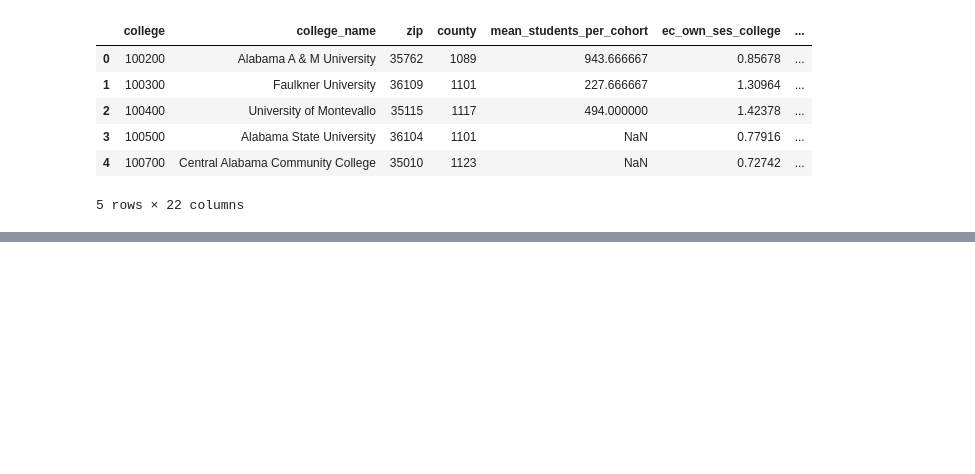
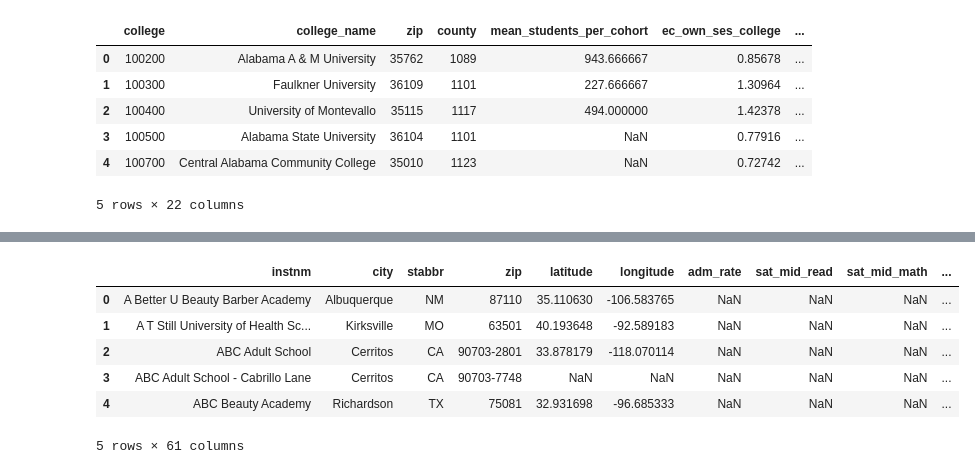
Before and after one commit to sainismriti/Group-3-, a Jupyter notebook: test-notebook.ipynb, the cells around one changed output, grey strips where cells are left out. Saved outputs shown, nothing was run; the diff lists cells and outputs as text; code cells hidden in the pictures; blank space fills up the shorter version.

```diff
--- a/test-notebook.ipynb
+++ b/test-notebook.ipynb
@@ -28,0 +46,11 @@ df_social_capital.head()
+# %%
+df_college = pd.read_csv('data/college_v2.csv')
+df_college.head()
+# %% [output]
+|  | instnm | city | stabbr | zip | latitude | longitude | adm_rate | sat_mid_read | sat_mid_math | ... |
+| 0 | A Better U Beauty Barber Academy | Albuquerque | NM | 87110 | 35.110630 | -106.583765 | NaN | NaN | NaN | ... |
+| 1 | A T Still University of Health Sc... | Kirksville | MO | 63501 | 40.193648 | -92.589183 | NaN | NaN | NaN | ... |
+| 2 | ABC Adult School | Cerritos | CA | 90703-2801 | 33.878179 | -118.070114 | NaN | NaN | NaN | ... |
+| 3 | ABC Adult School - Cabrillo Lane | Cerritos | CA | 90703-7748 | NaN | NaN | NaN | NaN | NaN | ... |
+| 4 | ABC Beauty Academy | Richardson | TX | 75081 | 32.931698 | -96.685333 | NaN | NaN | NaN | ... |
+5 rows × 61 columns
```
Also changed, not shown: parts of 11 cells of this notebook, 2 other files.
